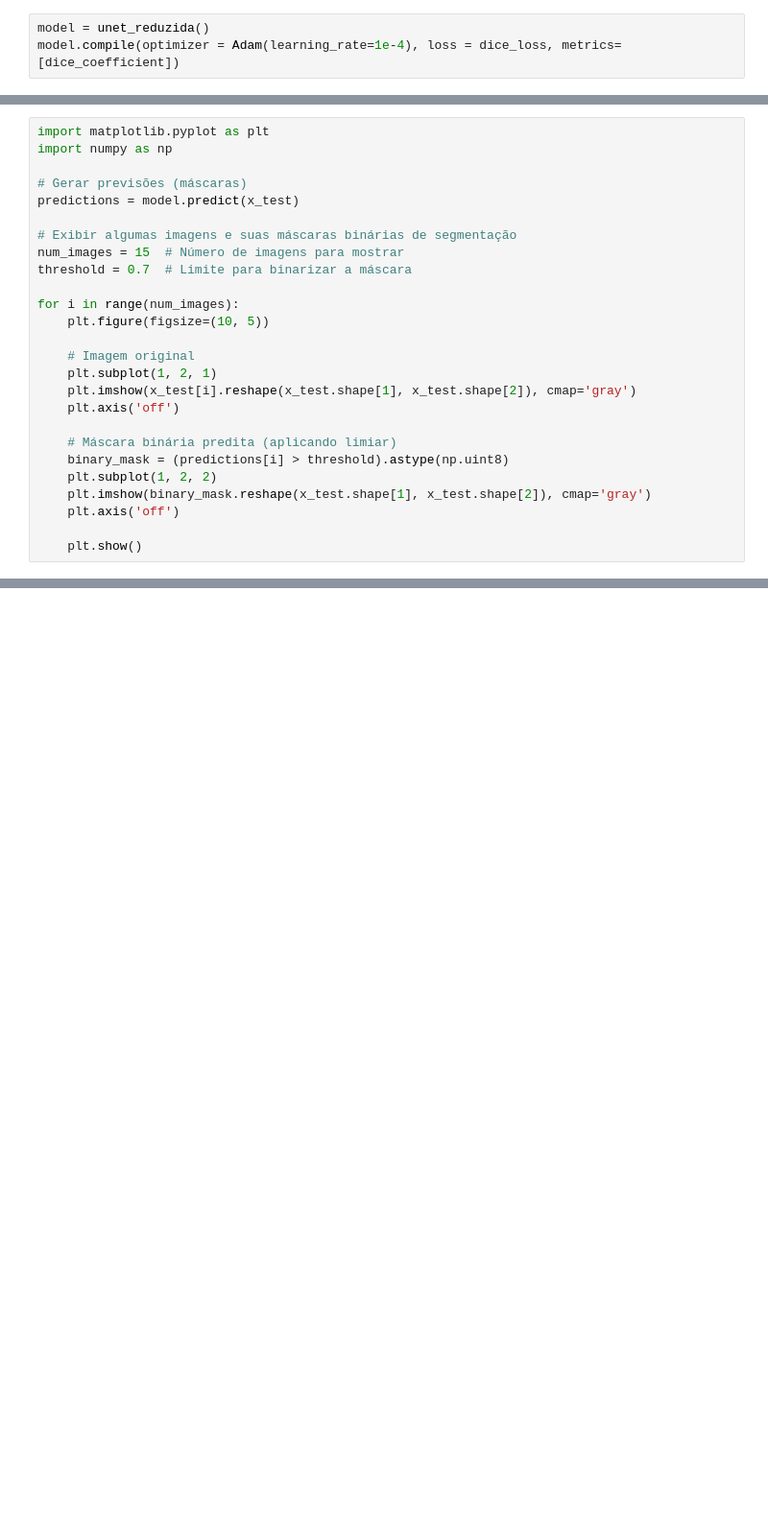
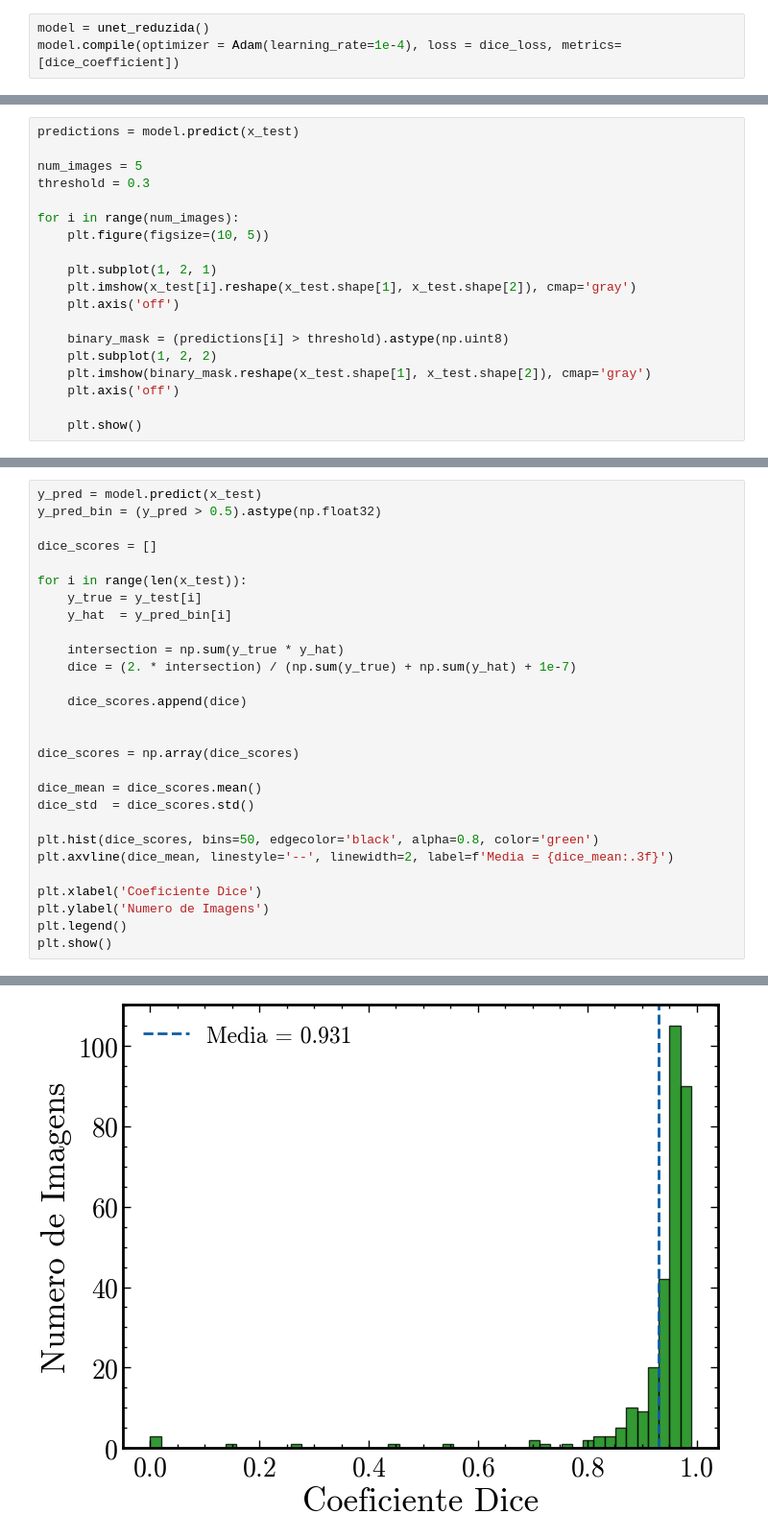
Before and after one commit to walacevale/Portfolio, a Jupyter notebook: Cell_Segmentation/src/create_model(home).ipynb, the cells around one changed output, grey strips where cells are left out. Shown at 96% size. Cells and saved outputs as stored; diff of their text form; blank space fills up the shorter version.

```diff
--- a/Cell_Segmentation/src/create_model(home).ipynb
+++ b/Cell_Segmentation/src/create_model(home).ipynb
@@ -187,23 +178,16 @@ plt.show()
 # %%
-import matplotlib.pyplot as plt
-import numpy as np
-
-# Gerar previsões (máscaras)
 predictions = model.predict(x_test)
 
-# Exibir algumas imagens e suas máscaras binárias de segmentação
-num_images = 15  # Número de imagens para mostrar
-threshold = 0.7  # Limite para binarizar a máscara
+num_images = 5
+threshold = 0.3
 
 for i in range(num_images):
     plt.figure(figsize=(10, 5))
 
-    # Imagem original
     plt.subplot(1, 2, 1)
     plt.imshow(x_test[i].reshape(x_test.shape[1], x_test.shape[2]), cmap='gray')
     plt.axis('off')
 
-    # Máscara binária predita (aplicando limiar)
     binary_mask = (predictions[i] > threshold).astype(np.uint8)
     plt.subplot(1, 2, 2)
     plt.imshow(binary_mask.reshape(x_test.shape[1], x_test.shape[2]), cmap='gray')
@@ -226,0 +204,29 @@ for i in range(num_images):
+# %%
+y_pred = model.predict(x_test)
+y_pred_bin = (y_pred > 0.5).astype(np.float32)
+
+dice_scores = []
+
+for i in range(len(x_test)):
+    y_true = y_test[i]
+    y_hat  = y_pred_bin[i]
+
+    intersection = np.sum(y_true * y_hat)
+    dice = (2. * intersection) / (np.sum(y_true) + np.sum(y_hat) + 1e-7)
+
+    dice_scores.append(dice)
+
+
+dice_scores = np.array(dice_scores)
+
+dice_mean = dice_scores.mean()
+dice_std  = dice_scores.std()
+
+plt.hist(dice_scores, bins=50, edgecolor='black', alpha=0.8, color='green')
+plt.axvline(dice_mean, linestyle='--', linewidth=2, label=f'Media = {dice_mean:.3f}')
+
+plt.xlabel('Coeficiente Dice')
+plt.ylabel('Numero de Imagens')
+plt.legend()
+plt.show()
+# %% [output]
@@ -226,0 +234 @@ for i in range(num_images):
+[figure, added]
```
Also changed, not shown: parts of 14 cells of this notebook, 8 other files.
